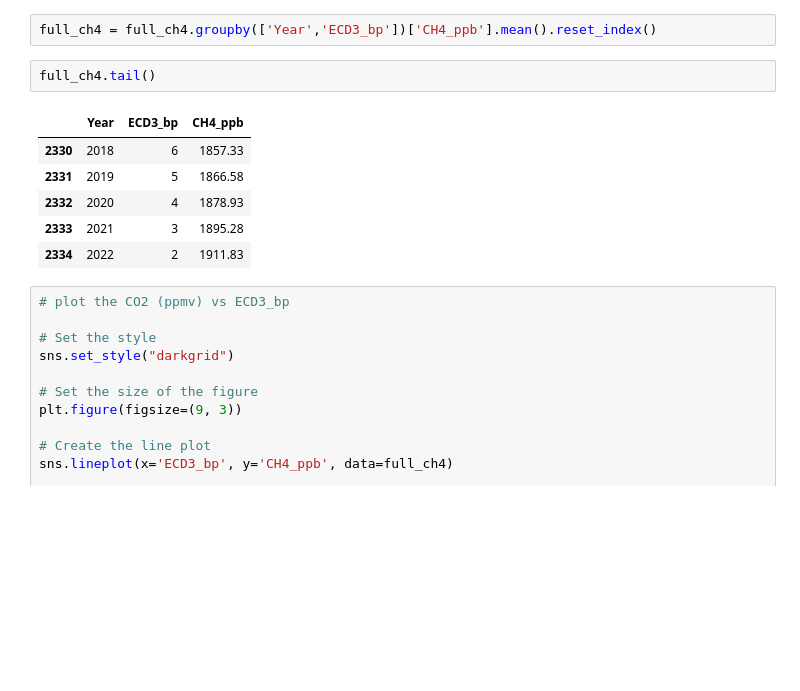
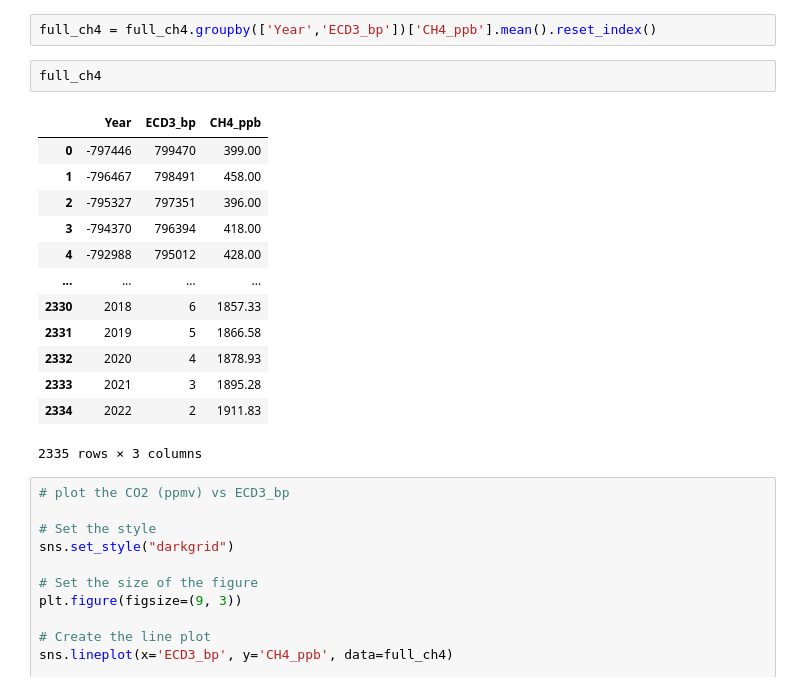
Before and after one commit to Cecilia8989/PfDA_Project2, a Jupyter notebook: pfda_project2.ipynb, the cells around one changed output. Saved outputs shown, nothing was run; the diff lists cells and outputs as text; blank space fills up the shorter version.

```diff
--- a/pfda_project2.ipynb
+++ b/pfda_project2.ipynb
@@ -1075,14 +1091,21 @@ print(full_ch4[duplicate_in_year])
 # %%
 full_ch4 = full_ch4.groupby(['Year','ECD3_bp'])['CH4_ppb'].mean().reset_index()
 # %%
-full_ch4.tail()
+full_ch4
 # %% [output]
 |  | Year | ECD3_bp | CH4_ppb |
+| 0 | -797446 | 799470 | 399.00 |
+| 1 | -796467 | 798491 | 458.00 |
+| 2 | -795327 | 797351 | 396.00 |
+| 3 | -794370 | 796394 | 418.00 |
+| 4 | -792988 | 795012 | 428.00 |
+| ... | ... | ... | ... |
 | 2330 | 2018 | 6 | 1857.33 |
 | 2331 | 2019 | 5 | 1866.58 |
 | 2332 | 2020 | 4 | 1878.93 |
 | 2333 | 2021 | 3 | 1895.28 |
 | 2334 | 2022 | 2 | 1911.83 |
+2335 rows × 3 columns
 # %%
 # plot the CO2 (ppmv) vs ECD3_bp
 
```
Also changed, not shown: parts of 8 cells of this notebook.
